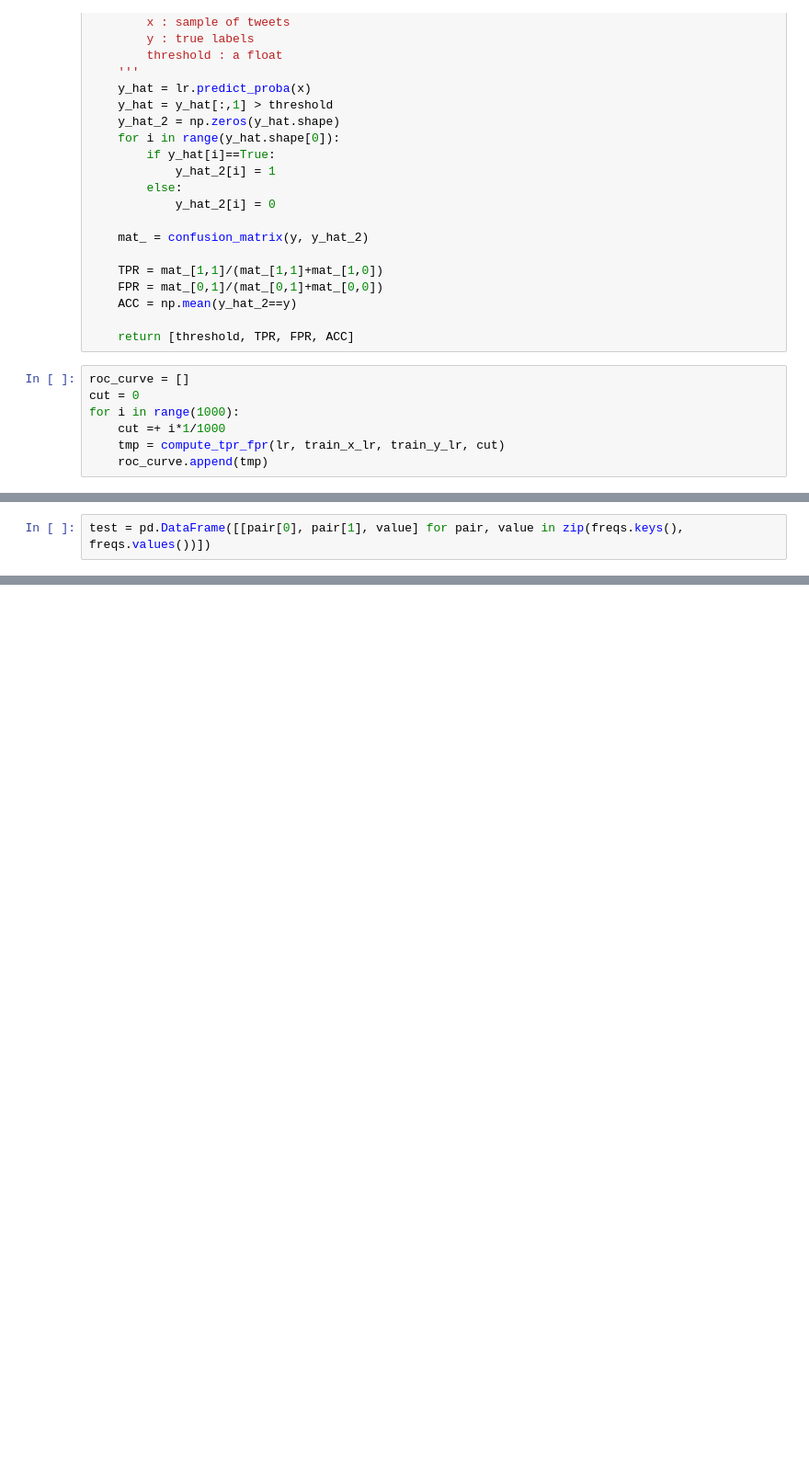
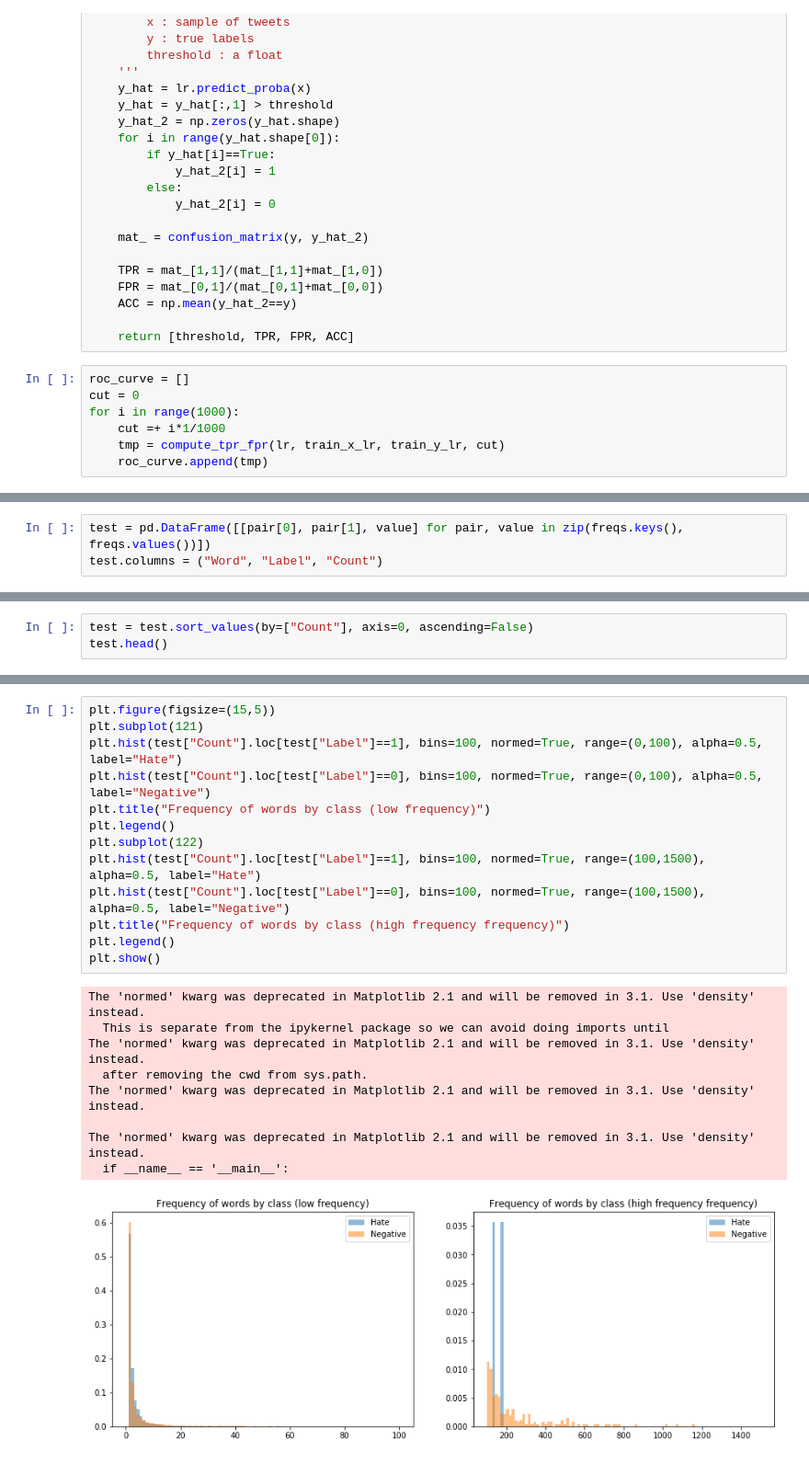
Before and after one commit to gui-ve-prog/sentiment_analysis, a Jupyter notebook: NLP_sentiment-analysis.ipynb, the cells around one changed output, grey strips where cells are left out. Shown at 92% size. Saved outputs shown, nothing was run; the diff lists cells and outputs as text; blank space fills up the shorter version.

Commit message:
With a few visualizations

```diff
--- a/NLP_sentiment-analysis.ipynb
+++ b/NLP_sentiment-analysis.ipynb
@@ -210,2 +212,3 @@ for i in range(1000):
 # %%
 test = pd.DataFrame([[pair[0], pair[1], value] for pair, value in zip(freqs.keys(), freqs.values())])
+test.columns = ("Word", "Label", "Count")
@@ -220,0 +215,3 @@ test.head()
+# %%
+test = test.sort_values(by=["Count"], axis=0, ascending=False)
+test.head()
@@ -220,0 +225,23 @@ test.head()
+# %%
+plt.figure(figsize=(15,5))
+plt.subplot(121)
+plt.hist(test["Count"].loc[test["Label"]==1], bins=100, normed=True, range=(0,100), alpha=0.5, label="Hate")
+plt.hist(test["Count"].loc[test["Label"]==0], bins=100, normed=True, range=(0,100), alpha=0.5, label="Negative")
+plt.title("Frequency of words by class (low frequency)")
+plt.legend()
+plt.subplot(122)
+plt.hist(test["Count"].loc[test["Label"]==1], bins=100, normed=True, range=(100,1500), alpha=0.5, label="Hate")
+plt.hist(test["Count"].loc[test["Label"]==0], bins=100, normed=True, range=(100,1500), alpha=0.5, label="Negative")
+plt.title("Frequency of words by class (high frequency frequency)")
+plt.legend()
+plt.show()
+# %% [output]
+The 'normed' kwarg was deprecated in Matplotlib 2.1 and will be removed in 3.1. Use 'density' instead.
+  This is separate from the ipykernel package so we can avoid doing imports until
+The 'normed' kwarg was deprecated in Matplotlib 2.1 and will be removed in 3.1. Use 'density' instead.
+  after removing the cwd from sys.path.
+The 'normed' kwarg was deprecated in Matplotlib 2.1 and will be removed in 3.1. Use 'density' instead.
+
+The 'normed' kwarg was deprecated in Matplotlib 2.1 and will be removed in 3.1. Use 'density' instead.
+  if __name__ == '__main__':
+[figure, added]
```
Also changed, not shown: parts of 6 cells of this notebook.
